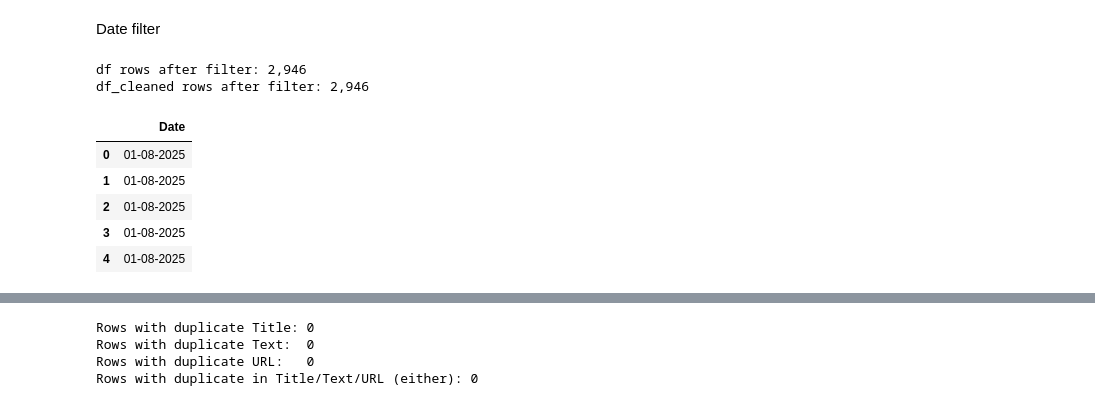
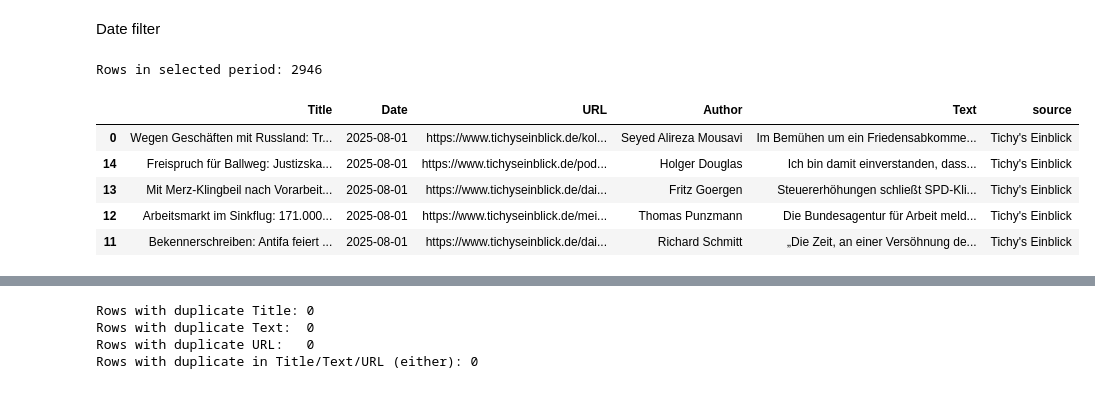
Before and after one commit to mattishaumann/Thesis, a Jupyter notebook: data preprocessing/04_Tichys_Einblick.ipynb, the cells around one changed output, grey strips where cells are left out. Drawn from its saved outputs; the diff is of its cells as text; code cells hidden in the pictures.

Commit message:
Cleaning and download clean CSV for all outlets

```diff
--- a/data preprocessing/04_Tichys_Einblick.ipynb
+++ b/data preprocessing/04_Tichys_Einblick.ipynb
@@ -56,9 +56,6 @@ for csv_file in csv_files:
 
 df = pd.concat(parts, ignore_index=True, sort=False) if parts else pd.DataFrame()
 
-# Keep a dedicated Text column and remove common Tichys website/embed artifacts.
-if "Text" not in df.columns and "article_text" in df.columns:
-    df["Text"] = df["article_text"]
 
 def clean_tichy_text(text):
     if pd.isna(text):
@@ -110,5 +101,5 @@ Loaded 3126 rows from 195 file(s) in /Users/MattisHaumann/Dev/Thesis/data/raw/Al
 # %%
-df_cleaned = df.rename(
+df_clean = df.rename(
     columns={
         "title": "Title",
         "date": "Date",
@@ -118,7 +109,7 @@ df_cleaned = df.rename(
     }
 )[["Title", "Date", "URL", "Author", "Text", "source"]].copy()
 
-df_cleaned.head()
+df_clean.head()
 # %% [output]
 |  | Title | Date | URL | Author | Text | source |
 | 0 | Wegen Geschäften mit Russland: Tr... | 2025-08-01 | https://www.tichyseinblick.de/kol... | Seyed Alireza Mousavi | Im Bemühen um ein Friedensabkomme... | Tichy's Einblick |
@@ -128,35 +119,24 @@ df_cleaned.head()
 | 4 | Klima-Terroristen: Linke sind nic... | 2025-08-01 | https://www.tichyseinblick.de/mei... | Anna Diouf | In NRW ist nach dem Anschlag auf ... | Tichy's Einblick |
 # %% [markdown]
 Date filter
-# %%
-start_date = pd.Timestamp("2025-08-01")
-end_date = pd.Timestamp("2026-01-31")
-
-# Filter main dataframe
-df_dates = pd.to_datetime(df["date"], errors="coerce")
-df = df.loc[(df_dates >= start_date) & (df_dates <= end_date)].copy()
-
-# Keep cleaned dataframe in sync
-cleaned_dates = pd.to_datetime(df_cleaned["Date"], errors="coerce")
-df_cleaned = df_cleaned.loc[
-    (cleaned_dates >= start_date) & (cleaned_dates <= end_date)
-].copy()
-
-print(f"df rows after filter: {len(df):,}")
-print(f"df_cleaned rows after filter: {len(df_cleaned):,}")
-# %% [output]
-df rows after filter: 2,946
-df_cleaned rows after filter: 2,946
-# %%
-# Overwrite Date column with DD-MM-YYYY format (no extra column)
-df_cleaned["Date"] = pd.to_datetime(df_cleaned["Date"], errors="coerce").dt.strftime("%d-%m-%Y")
-
-df_cleaned[["Date"]].head()
-# %% [output]
-|  | Date |
-| 0 | 01-08-2025 |
-| 1 | 01-08-2025 |
-| 2 | 01-08-2025 |
-| 3 | 01-08-2025 |
-| 4 | 01-08-2025 |
+# %%
+# filter timeframe Aug 2025 through Jan 2026 (inclusive) and keep as df_clean
+start, end = "2025-08-01", "2026-01-31"
+
+dates = pd.to_datetime(df_clean["Date"], errors="coerce")
+mask = (dates >= pd.Timestamp(start)) & (dates <= pd.Timestamp(end))
+
+df_clean = df_clean.loc[mask].copy()
+df_clean["Date"] = pd.to_datetime(df_clean["Date"], errors="coerce")
+
+print(f"Rows in selected period: {len(df_clean)}")
+df_clean.sort_values("Date").head()
+# %% [output]
+Rows in selected period: 2946
+|  | Title | Date | URL | Author | Text | source |
+| 0 | Wegen Geschäften mit Russland: Tr... | 2025-08-01 | https://www.tichyseinblick.de/kol... | Seyed Alireza Mousavi | Im Bemühen um ein Friedensabkomme... | Tichy's Einblick |
+| 14 | Freispruch für Ballweg: Justizska... | 2025-08-01 | https://www.tichyseinblick.de/pod... | Holger Douglas | Ich bin damit einverstanden, dass... | Tichy's Einblick |
+| 13 | Mit Merz-Klingbeil nach Vorarbeit... | 2025-08-01 | https://www.tichyseinblick.de/dai... | Fritz Goergen | Steuererhöhungen schließt SPD-Kli... | Tichy's Einblick |
+| 12 | Arbeitsmarkt im Sinkflug: 171.000... | 2025-08-01 | https://www.tichyseinblick.de/mei... | Thomas Punzmann | Die Bundesagentur für Arbeit meld... | Tichy's Einblick |
+| 11 | Bekennerschreiben: Antifa feiert ... | 2025-08-01 | https://www.tichyseinblick.de/dai... | Richard Schmitt | „Die Zeit, an einer Versöhnung de... | Tichy's Einblick |
 # %%
```
Also changed, not shown: parts of 7 cells of this notebook, 9 other files.
